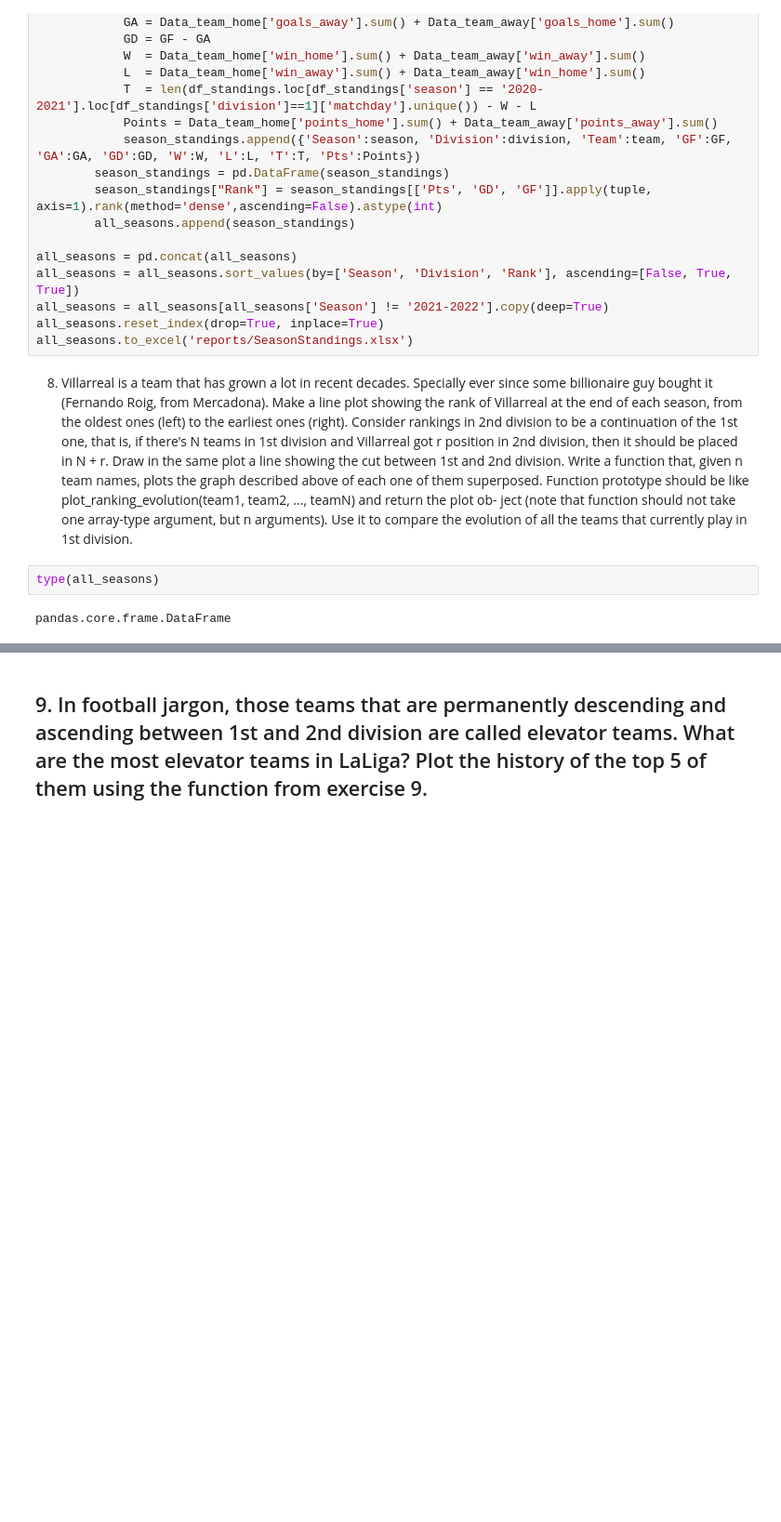
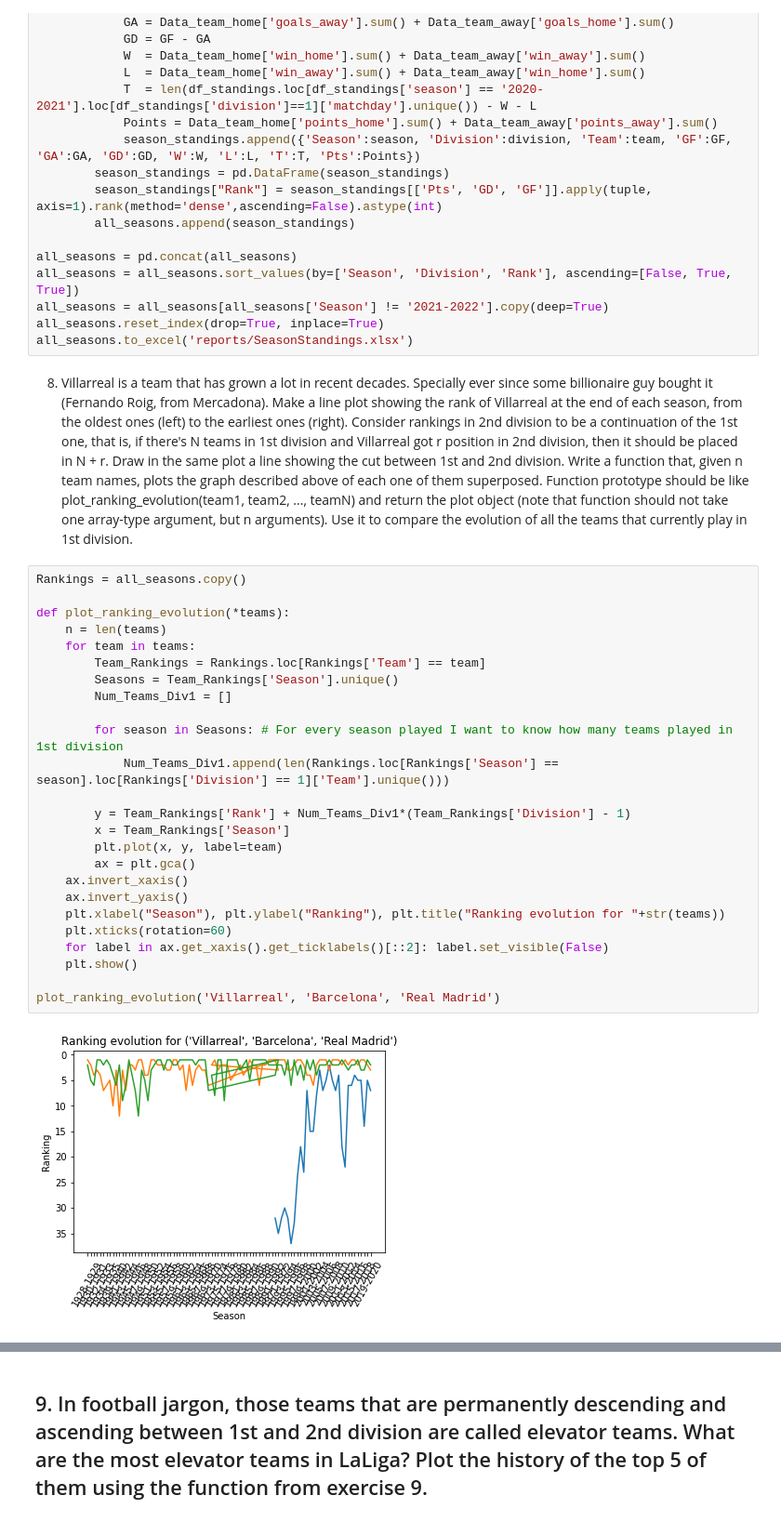
Before and after one commit to MellacE98/LaQuinielaUAB, a Jupyter notebook: LaLigaDataAnalysis.ipynb, the cells around one changed output, grey strips where cells are left out. Shown: that part at 93% size. Cells and saved outputs as stored; diff of their text form; blank space fills up the shorter version.

```diff
--- a/LaLigaDataAnalysis.ipynb
+++ b/LaLigaDataAnalysis.ipynb
@@ -485,11 +486,34 @@ all_seasons.reset_index(drop=True, inplace=True)
 all_seasons.to_excel('reports/SeasonStandings.xlsx')
 # %% [markdown]
 8. Villarreal is a team that has grown a lot in recent decades. Specially ever since some billionaire guy bought it (Fernando Roig, from Mercadona). Make a line plot showing the rank of Villarreal at the end of each season, from the oldest ones (left) to the earliest ones (right). Consider rankings in 2nd division to be a continuation of the 1st one, that is, if there's N teams in 1st division and Villarreal got r position in 2nd division, then it should be placed in N + r. Draw in the same plot a line showing the cut between 1st and 2nd division.
-Write a function that, given n team names, plots the graph described above of each one of them superposed. Function prototype should be like plot_ranking_evolution(team1, team2, ..., teamN) and return the plot ob- ject (note that function should not take one array-type argument, but n arguments). Use it to compare the evolution of all the teams that currently play in 1st division.
+Write a function that, given n team names, plots the graph described above of each one of them superposed. Function prototype should be like plot_ranking_evolution(team1, team2, ..., teamN) and return the plot object (note that function should not take one array-type argument, but n arguments). Use it to compare the evolution of all the teams that currently play in 1st division.
-# %%
-type(all_seasons)
-# %% [output]
-pandas.core.frame.DataFrame
+# %%
+Rankings = all_seasons.copy()
+
+def plot_ranking_evolution(*teams):
+    n = len(teams)
+    for team in teams:
+        Team_Rankings = Rankings.loc[Rankings['Team'] == team]
+        Seasons = Team_Rankings['Season'].unique()
+        Num_Teams_Div1 = []
+
+        for season in Seasons: # For every season played I want to know how many teams played in 1st division
+            Num_Teams_Div1.append(len(Rankings.loc[Rankings['Season'] == season].loc[Rankings['Division'] == 1]['Team'].unique()))
+
+        y = Team_Rankings['Rank'] + Num_Teams_Div1*(Team_Rankings['Division'] - 1)
+        x = Team_Rankings['Season']
+        plt.plot(x, y, label=team)
+        ax = plt.gca()
+    ax.invert_xaxis()
+    ax.invert_yaxis()
+    plt.xlabel("Season"), plt.ylabel("Ranking"), plt.title("Ranking evolution for "+str(teams))
+    plt.xticks(rotation=60)
+    for label in ax.get_xaxis().get_ticklabels()[::2]: label.set_visible(False)
+    plt.show()
+
+plot_ranking_evolution('Villarreal', 'Barcelona', 'Real Madrid')
+# %% [output]
+[figure, added]
 # %%
 diego = all_seasons.copy()
 villarreal = diego.loc[diego['Team'] == 'Villarreal']
```
Also changed, not shown: parts of 11 cells of this notebook.
